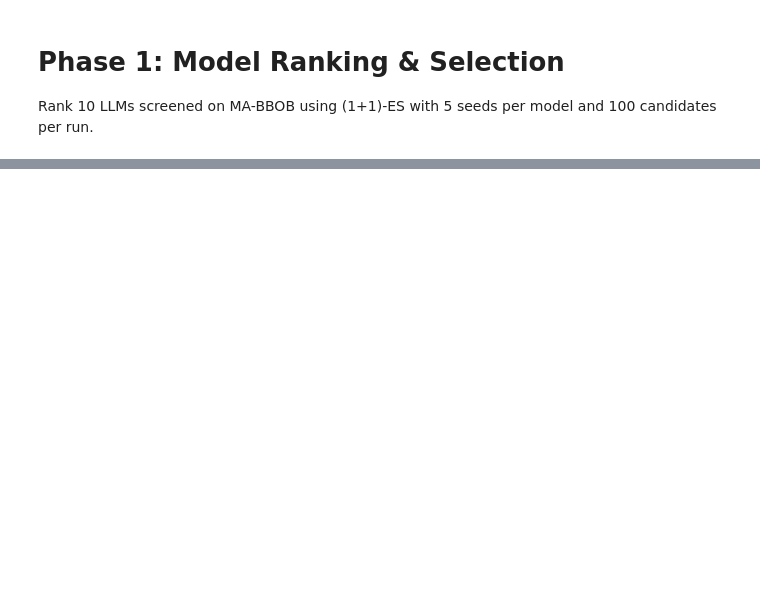
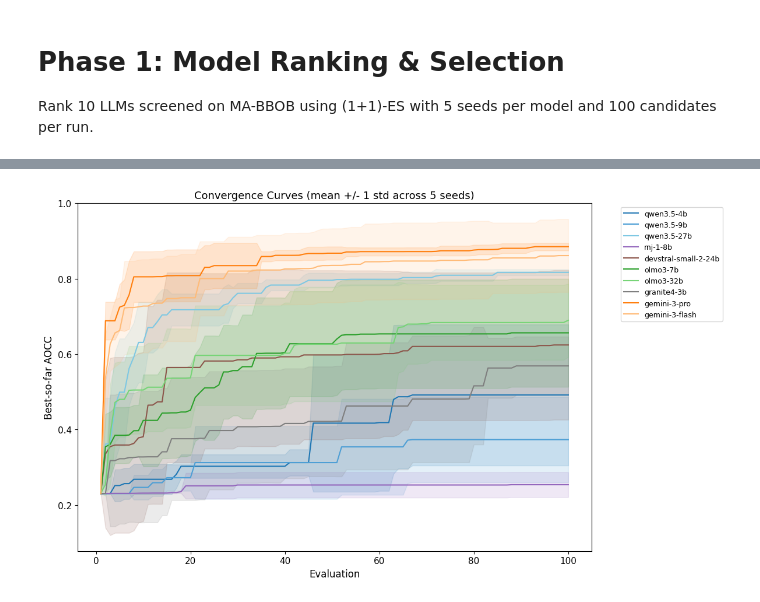
Before and after one commit to Maxwe11h/thesis-experiments, a Jupyter notebook: analysis/phase1_model_ranking.ipynb, the cells around one changed output, grey strips where cells are left out. Drawn from its saved outputs; the diff is of its cells as text; code cells hidden in the pictures; blank space fills up the shorter version.

```diff
--- a/analysis/phase1_model_ranking.ipynb
+++ b/analysis/phase1_model_ranking.ipynb
@@ -247,54 +357,35 @@ def compute_best_so_far(model_tag):
         fitness_vals[np.isinf(fitness_vals) & (fitness_vals < 0)] = np.nan
         best_so_far = pd.Series(fitness_vals).expanding().max().values
         curves.append(best_so_far)
     # Pad to same length
     max_len = max(len(c) for c in curves) if curves else 0
     padded = []
     for c in curves:
         if len(c) < max_len:
             c = np.concatenate([c, np.full(max_len - len(c), c[-1] if len(c) > 0 else np.nan)])
         padded.append(c)
     return np.array(padded)
 
 # Combined plot
 fig, ax = plt.subplots(figsize=(12, 7))
 for model_tag in MODELS:
     curves = compute_best_so_far(model_tag)
     if curves.size == 0:
         continue
     mean_curve = np.nanmean(curves, axis=0)
     std_curve = np.nanstd(curves, axis=0)
     x = np.arange(1, len(mean_curve) + 1)
     color = MODEL_COLORS[model_tag]
     ax.plot(x, mean_curve, label=model_tag, color=color, linewidth=1.5)
     ax.fill_between(x, mean_curve - std_curve, mean_curve + std_curve, alpha=0.15, color=color)
 ax.set_xlabel("Evaluation")
 ax.set_ylabel("Best-so-far AOCC")
 ax.set_title("Convergence Curves (mean +/- 1 std across 5 seeds)")
 ax.legend(bbox_to_anchor=(1.05, 1), loc="upper left", fontsize=9)
 plt.tight_layout()
 plt.show()
-
-# Subplot grid by size category
-fig, axes = plt.subplots(1, len(SIZE_CATEGORIES), figsize=(20, 5), sharey=True)
-for ax, (size_cat, model_list) in zip(axes, SIZE_CATEGORIES.items()):
-    for model_tag in model_list:
-        curves = compute_best_so_far(model_tag)
-        if curves.size == 0:
-            continue
-        mean_curve = np.nanmean(curves, axis=0)
-        std_curve = np.nanstd(curves, axis=0)
-        x = np.arange(1, len(mean_curve) + 1)
-        color = MODEL_COLORS[model_tag]
-        ax.plot(x, mean_curve, label=model_tag, color=color, linewidth=1.5)
-        ax.fill_between(x, mean_curve - std_curve, mean_curve + std_curve, alpha=0.15, color=color)
-    ax.set_title(size_cat)
-    ax.set_xlabel("Evaluation")
-    ax.legend(fontsize=8)
-axes[0].set_ylabel("Best-so-far AOCC")
-fig.suptitle("Convergence by Size Category", fontsize=14)
-plt.tight_layout()
-plt.show()
+# %% [output]
+[figure, added]
 # %%
 # --- Cell 4: Empirical Attainment Function / ECDF ---
 
```
Also changed, not shown: parts of 13 cells of this notebook, 15 other files.
